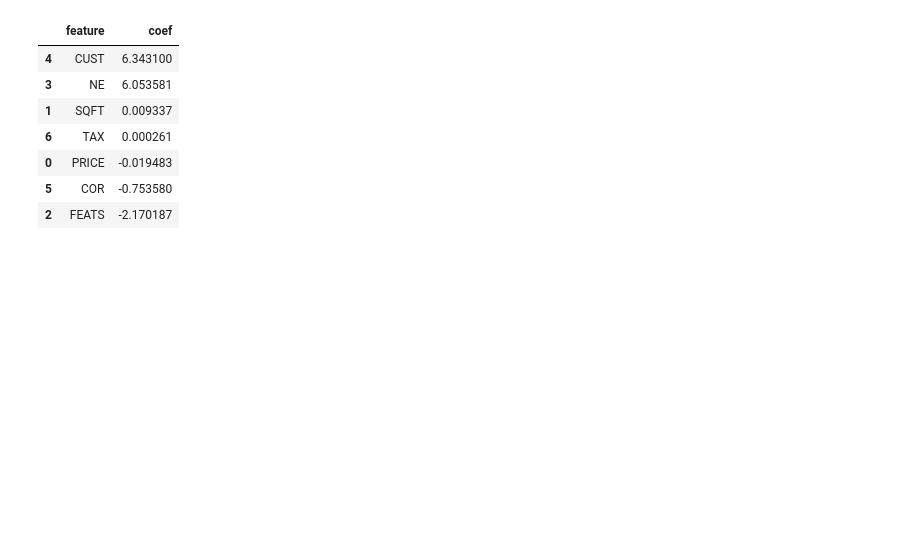
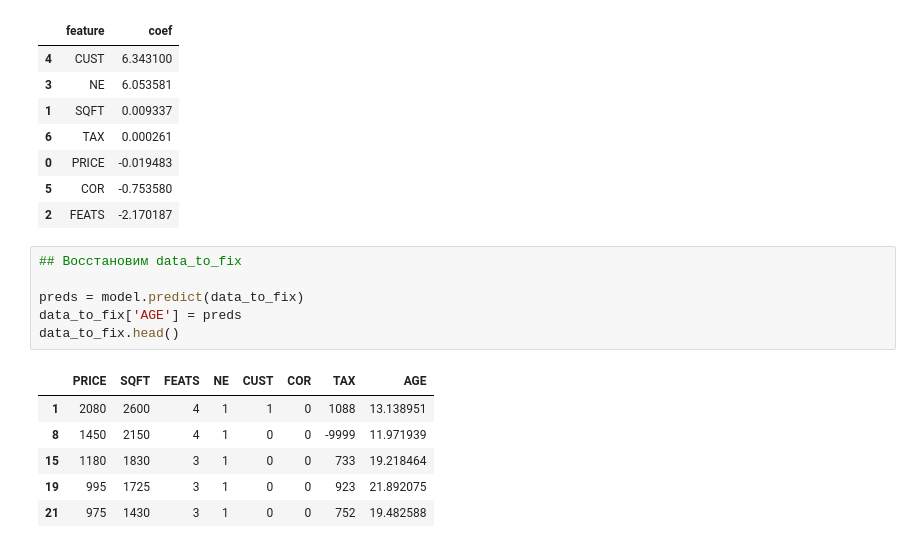
Before and after one commit to ReAlex1902/ML, a Jupyter notebook: sem4/06_linear_regression_(1).ipynb, the cells around one changed output. Cells and saved outputs as stored; diff of their text form; blank space fills up the shorter version.

```diff
--- a/sem4/06_linear_regression_(1).ipynb
+++ b/sem4/06_linear_regression_(1).ipynb
@@ -466,3 +466,16 @@ coefs
 | 0 | PRICE | -0.019483 |
 | 5 | COR | -0.753580 |
 | 2 | FEATS | -2.170187 |
+# %%
+## Восстановим data_to_fix
+
+preds = model.predict(data_to_fix)
+data_to_fix['AGE'] = preds
+data_to_fix.head()
+# %% [output]
+|  | PRICE | SQFT | FEATS | NE | CUST | COR | TAX | AGE |
+| 1 | 2080 | 2600 | 4 | 1 | 1 | 0 | 1088 | 13.138951 |
+| 8 | 1450 | 2150 | 4 | 1 | 0 | 0 | -9999 | 11.971939 |
+| 15 | 1180 | 1830 | 3 | 1 | 0 | 0 | 733 | 19.218464 |
+| 19 | 995 | 1725 | 3 | 1 | 0 | 0 | 923 | 21.892075 |
+| 21 | 975 | 1430 | 3 | 1 | 0 | 0 | 752 | 19.482588 |
```
